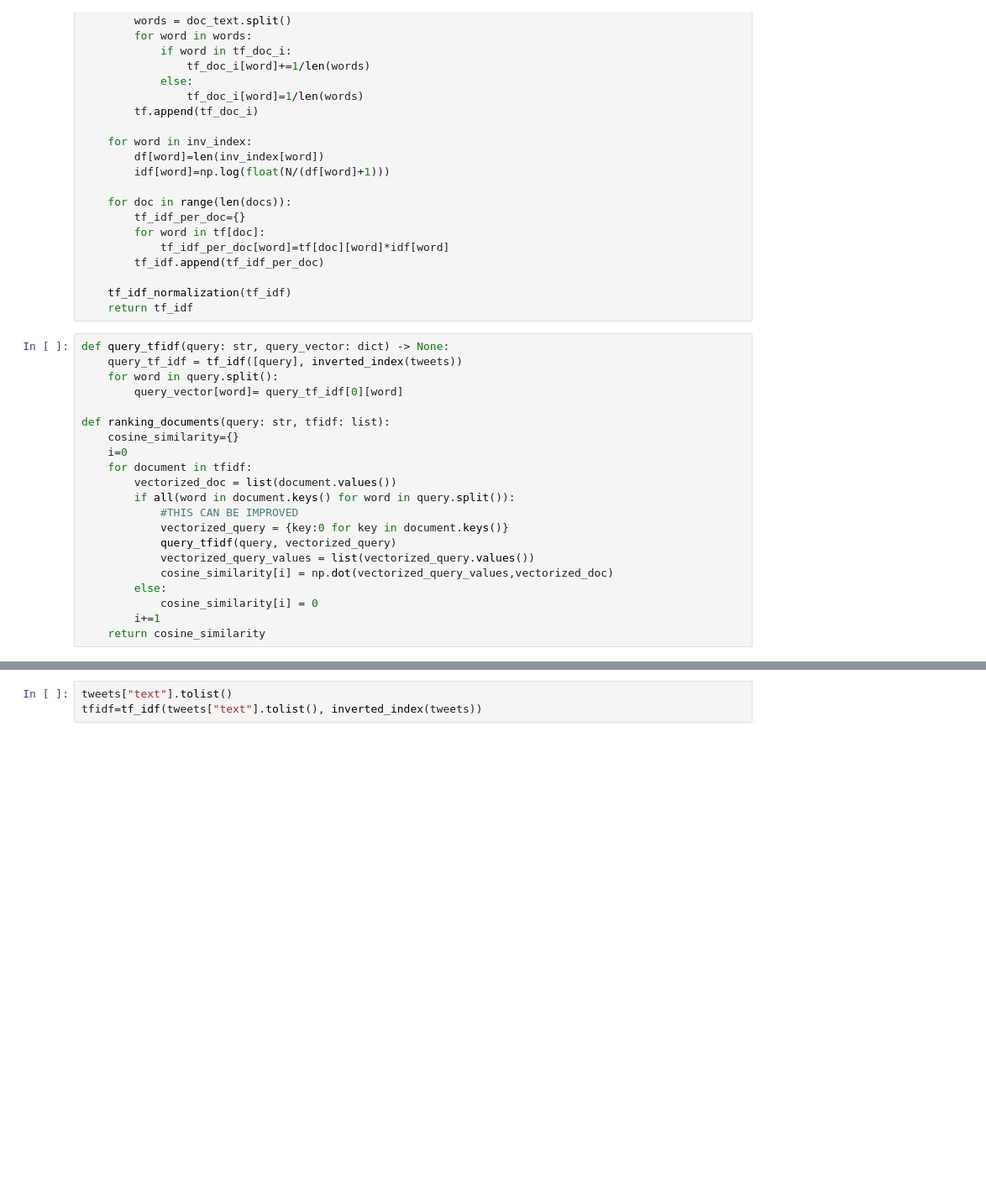
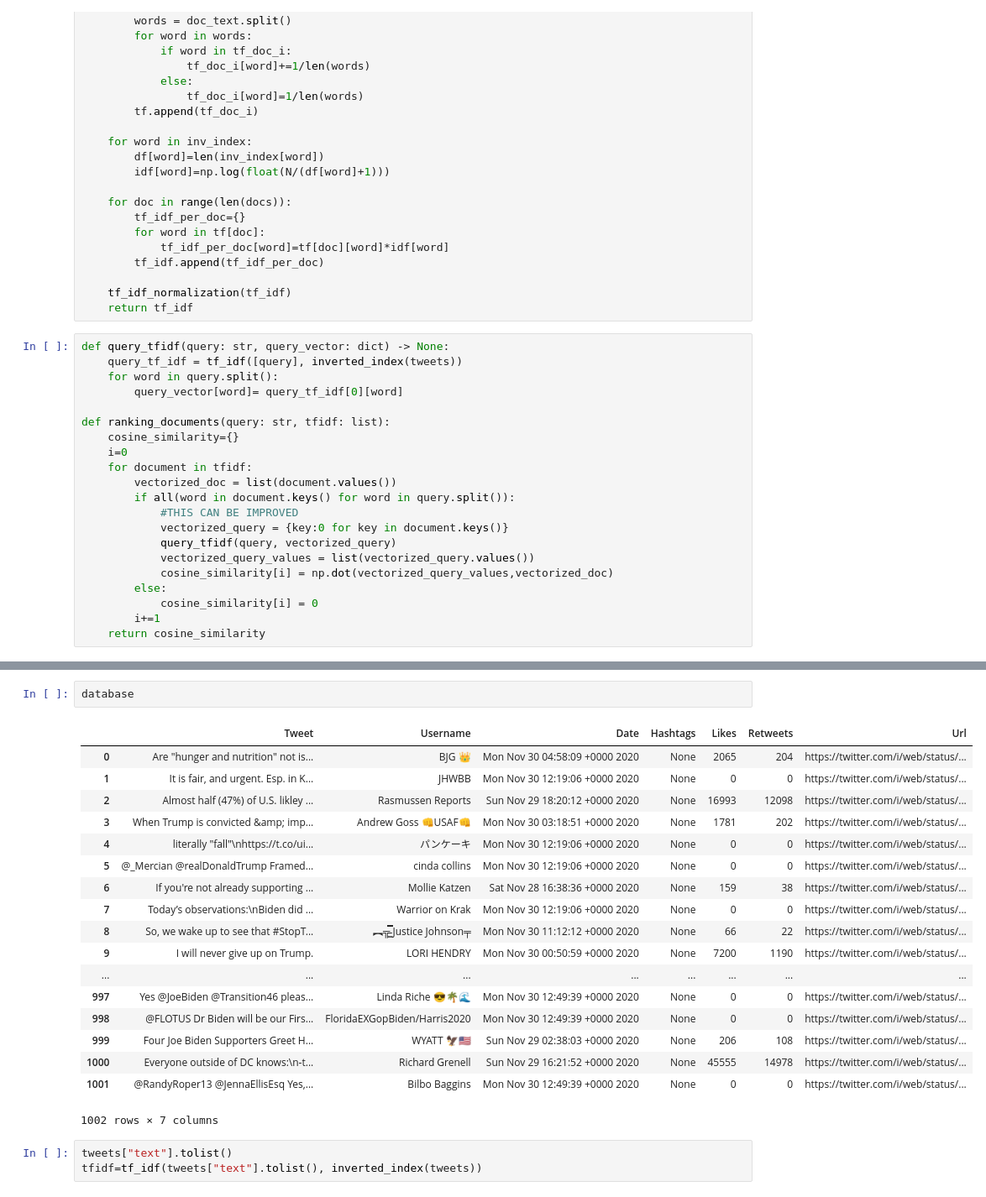
Before and after one commit to JianChen-IT/IR_Final_Project, a Jupyter notebook: IR_Final_Project.ipynb, the cells around one changed output, grey strips where cells are left out. Shown at 84% size. Cells and saved outputs as stored; diff of their text form; blank space fills up the shorter version.

```diff
--- a/IR_Final_Project.ipynb
+++ b/IR_Final_Project.ipynb
@@ -334,3 +359,24 @@ See the caveats in the documentation: https://pandas.pydata.org/pandas-docs/stab
+# %%
+database
+# %% [output]
+|  | Tweet | Username | Date | Hashtags | Likes | Retweets | Url |
+| 0 | Are "hunger and nutrition" not is... | BJG 👑 | Mon Nov 30 04:58:09 +0000 2020 | None | 2065 | 204 | https://twitter.com/i/web/status/... |
+| 1 | It is fair, and urgent. Esp. in K... | JHWBB | Mon Nov 30 12:19:06 +0000 2020 | None | 0 | 0 | https://twitter.com/i/web/status/... |
+| 2 | Almost half (47%) of U.S. likley ... | Rasmussen Reports | Sun Nov 29 18:20:12 +0000 2020 | None | 16993 | 12098 | https://twitter.com/i/web/status/... |
+| 3 | When Trump is convicted &amp; imp... | Andrew Goss 👊USAF👊 | Mon Nov 30 03:18:51 +0000 2020 | None | 1781 | 202 | https://twitter.com/i/web/status/... |
+| 4 | literally "fall"\nhttps://t.co/ui... | パンケーキ | Mon Nov 30 12:19:06 +0000 2020 | None | 0 | 0 | https://twitter.com/i/web/status/... |
+| 5 | @_Mercian @realDonaldTrump Framed... | cinda collins | Mon Nov 30 12:19:06 +0000 2020 | None | 0 | 0 | https://twitter.com/i/web/status/... |
+| 6 | If you're not already supporting ... | Mollie Katzen | Sat Nov 28 16:38:36 +0000 2020 | None | 159 | 38 | https://twitter.com/i/web/status/... |
+| 7 | Today’s observations:\nBiden did ... | Warrior on Krak | Mon Nov 30 12:19:06 +0000 2020 | None | 0 | 0 | https://twitter.com/i/web/status/... |
+| 8 | So, we wake up to see that #StopT... | ︻╦̵̵͇̿̿̿̿ Justice Johnson╤ | Mon Nov 30 11:12:12 +0000 2020 | None | 66 | 22 | https://twitter.com/i/web/status/... |
+| 9 | I will never give up on Trump. | LORI HENDRY | Mon Nov 30 00:50:59 +0000 2020 | None | 7200 | 1190 | https://twitter.com/i/web/status/... |
+| ... | ... | ... | ... | ... | ... | ... | ... |
+| 997 | Yes @JoeBiden @Transition46 pleas... | Linda Riche 😎🌴🌊 | Mon Nov 30 12:49:39 +0000 2020 | None | 0 | 0 | https://twitter.com/i/web/status/... |
+| 998 | @FLOTUS Dr Biden will be our Firs... | FloridaEXGopBiden/Harris2020 | Mon Nov 30 12:49:39 +0000 2020 | None | 0 | 0 | https://twitter.com/i/web/status/... |
+| 999 | Four Joe Biden Supporters Greet H... | WYATT 🦅🇺🇸 | Sun Nov 29 02:38:03 +0000 2020 | None | 206 | 108 | https://twitter.com/i/web/status/... |
+| 1000 | Everyone outside of DC knows:\n-t... | Richard Grenell | Sun Nov 29 16:21:52 +0000 2020 | None | 45555 | 14978 | https://twitter.com/i/web/status/... |
+| 1001 | @RandyRoper13 @JennaEllisEsq Yes,... | Bilbo Baggins | Mon Nov 30 12:49:39 +0000 2020 | None | 0 | 0 | https://twitter.com/i/web/status/... |
+1002 rows × 7 columns
 # %%
 tweets["text"].tolist()
 tfidf=tf_idf(tweets["text"].tolist(), inverted_index(tweets))
```
Also changed, not shown: parts of 9 cells of this notebook.
